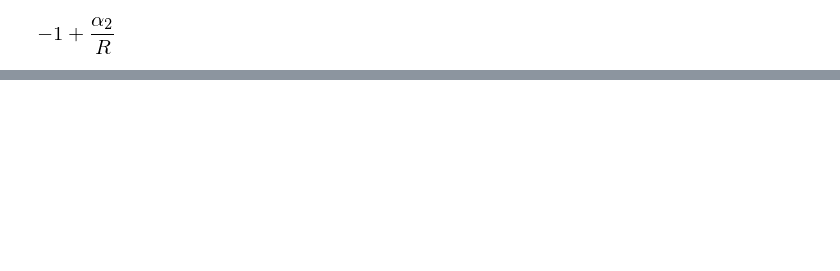
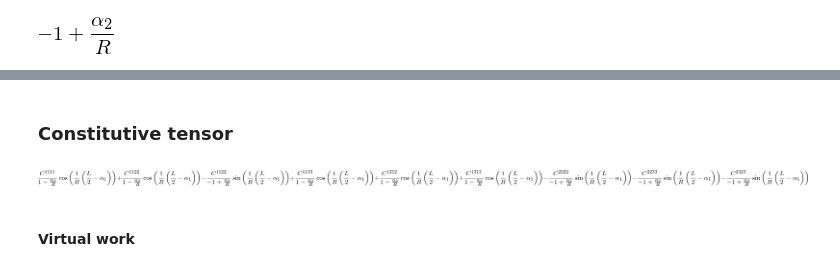
Before and after one commit to tarashor/vibrations, a Jupyter notebook: py2/All geometries.ipynb, the cells around one changed output, grey strips where cells are left out. Saved outputs shown, nothing was run; the diff lists cells and outputs as text; code cells hidden in the pictures; blank space fills up the shorter version.

```diff
--- a/py2/All geometries.ipynb
+++ b/py2/All geometries.ipynb
@@ -200,0 +316,68 @@ def contraction2D(A,B):
+# %% [markdown]
+### Constitutive tensor
+# %%
+# from sympy.abc import x, y, z
+
+def getCIndecies(index):
+    if (index == 0):
+        return 0, 0
+    elif (index == 1):
+        return 1, 1
+    elif (index == 2):
+        return 2, 2
+    elif (index == 3):
+        return 0, 1
+    elif (index == 4):
+        return 0, 2
+    elif (index == 5):
+        return 1, 2
+
+
+def getCalpha(C, A, q, p, s, t):
+    res = S(0)
+    for i in range(3):
+        for j in range(3):
+            for k in range(3):
+                for l in range(3):
+                    res += C[i,j,k,l]*A[q,i]
+    return res
+
+
+from sympy import MutableDenseNDimArray
+C_x = MutableDenseNDimArray.zeros(3, 3, 3, 3)
+C_alpha = MutableDenseNDimArray.zeros(3, 3, 3, 3)
+
+m11=R1.dot(N.i)
+m12=R2.dot(N.i)
+m21=R1.dot(N.j)
+m22=R2.dot(N.j)
+A=Matrix([[m11, m12, 0], [m21, m22, 0], [0,0,1]])
+A_inv=A**-1
+
+for s in range(6):
+    for t in range(s, 6):
+        if (s < 3 and t < 3):
+            i,j = getCIndecies(s)
+            k,l = getCIndecies(t)
+            elem_index = 'C^{}{}{}{}'.format(i+1, j+1, k+1, l+1)
+            el = Symbol(elem_index)
+            C_x[i,j,k,l] = el
+            C_x[k,l,i,j] = el
+        elif (s==t):
+            i,j = getCIndecies(s)
+            k,l = getCIndecies(t)
+            elem_index = 'C^{}{}{}{}'.format(i+1, j+1, k+1, l+1)
+            el = Symbol(elem_index)
+            C_x[i,j,k,l] = el
+
+for i in range(3):
+    for j in range(3):
+        for k in range(3):
+            for l in range(3):
+                C_alpha[i,j,k,l] = getCalpha(C_x, A_inv, i, j, k, l)
+
+trigsimp(C_alpha[0,2,0,2])
+# %% [output]
+[figure, added]
+# %% [markdown]
+#### Virtual work
```
Also changed, not shown: parts of 35 cells of this notebook.
